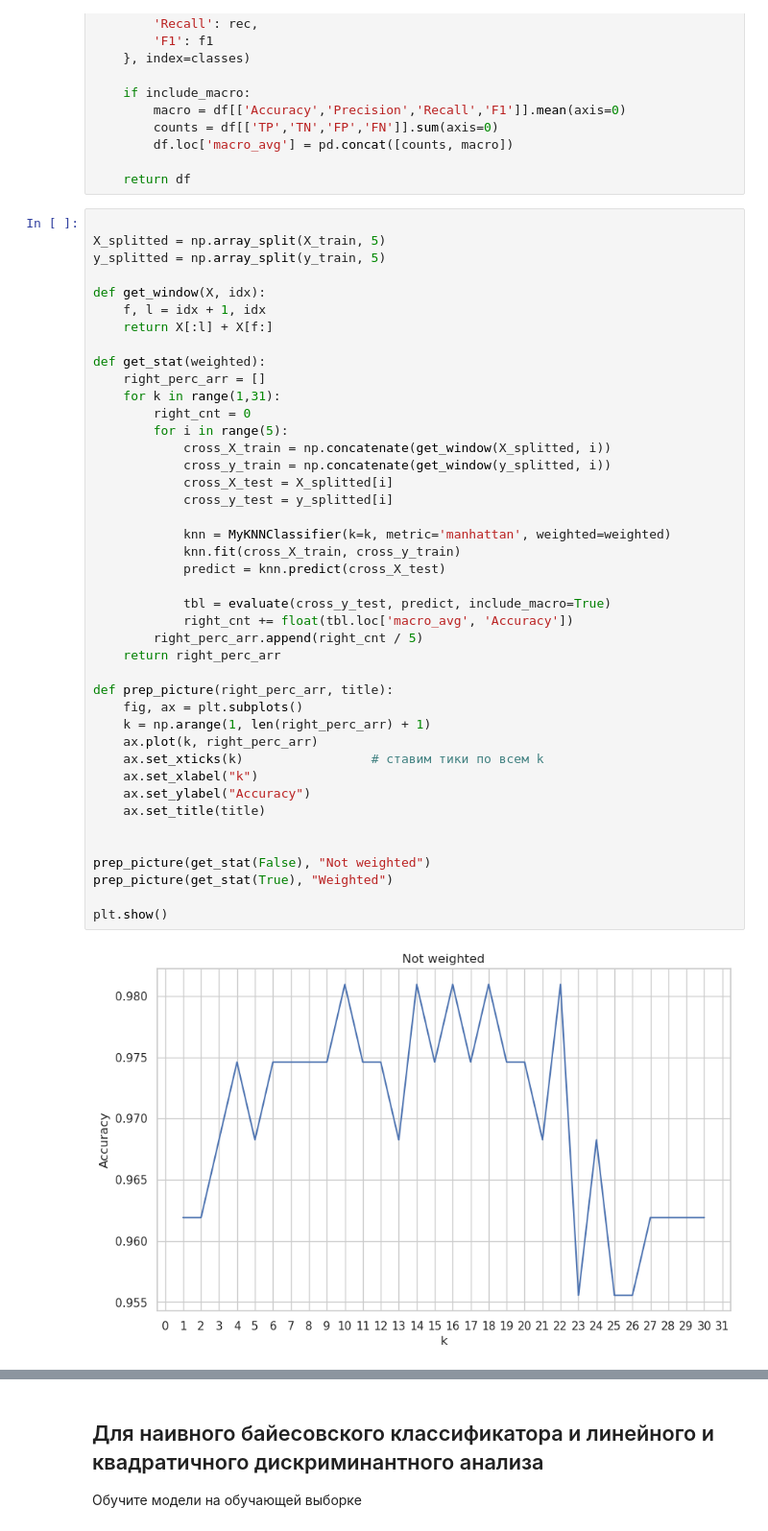
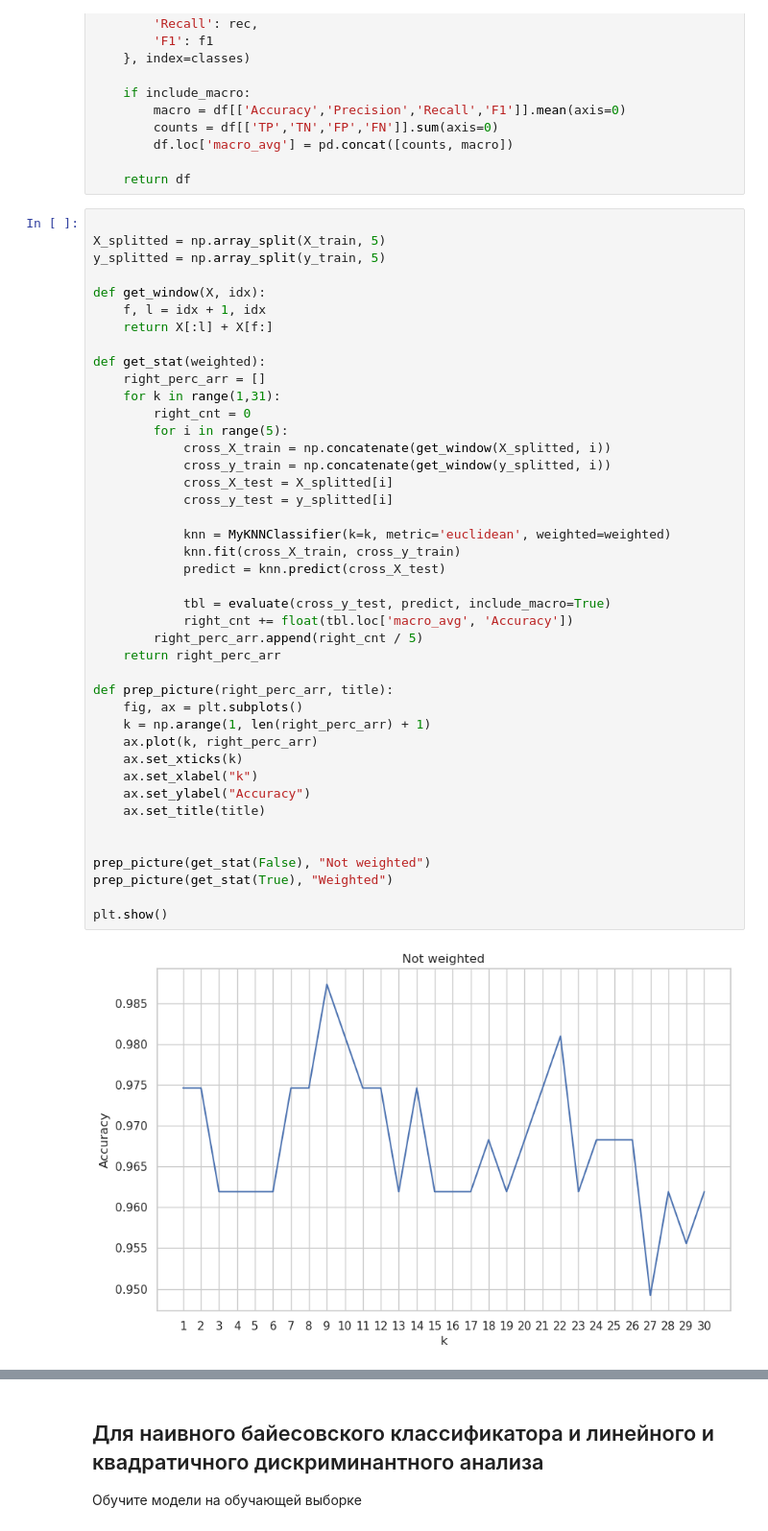
Before and after one commit to mikhail-alaska/hse, a Jupyter notebook: mo/pr1/HomeWork_1-2.ipynb, the cells around one changed output, grey strips where cells are left out. Shown: that part at 96% size. Drawn from its saved outputs; the diff is of its cells as text.

```diff
--- a/mo/pr1/HomeWork_1-2.ipynb
+++ b/mo/pr1/HomeWork_1-2.ipynb
@@ -511,33 +511,33 @@ def get_stat(weighted):
     for k in range(1,31):
         right_cnt = 0
         for i in range(5):
             cross_X_train = np.concatenate(get_window(X_splitted, i))
             cross_y_train = np.concatenate(get_window(y_splitted, i))
             cross_X_test = X_splitted[i]
             cross_y_test = y_splitted[i]
 
-            knn = MyKNNClassifier(k=k, metric='manhattan', weighted=weighted)
+            knn = MyKNNClassifier(k=k, metric='euclidean', weighted=weighted)
             knn.fit(cross_X_train, cross_y_train)
             predict = knn.predict(cross_X_test)
 
             tbl = evaluate(cross_y_test, predict, include_macro=True)
             right_cnt += float(tbl.loc['macro_avg', 'Accuracy'])
         right_perc_arr.append(right_cnt / 5)
     return right_perc_arr
 
 def prep_picture(right_perc_arr, title):
     fig, ax = plt.subplots()
     k = np.arange(1, len(right_perc_arr) + 1)
     ax.plot(k, right_perc_arr)
-    ax.set_xticks(k)                 # ставим тики по всем k
+    ax.set_xticks(k)
     ax.set_xlabel("k")
     ax.set_ylabel("Accuracy")
     ax.set_title(title)
 
 
 prep_picture(get_stat(False), "Not weighted")
 prep_picture(get_stat(True), "Weighted")
 
 plt.show()
 # %% [output]
-[figure, old version]
+[figure, new version]
```
Also changed, not shown: parts of 1 cell of this notebook.
